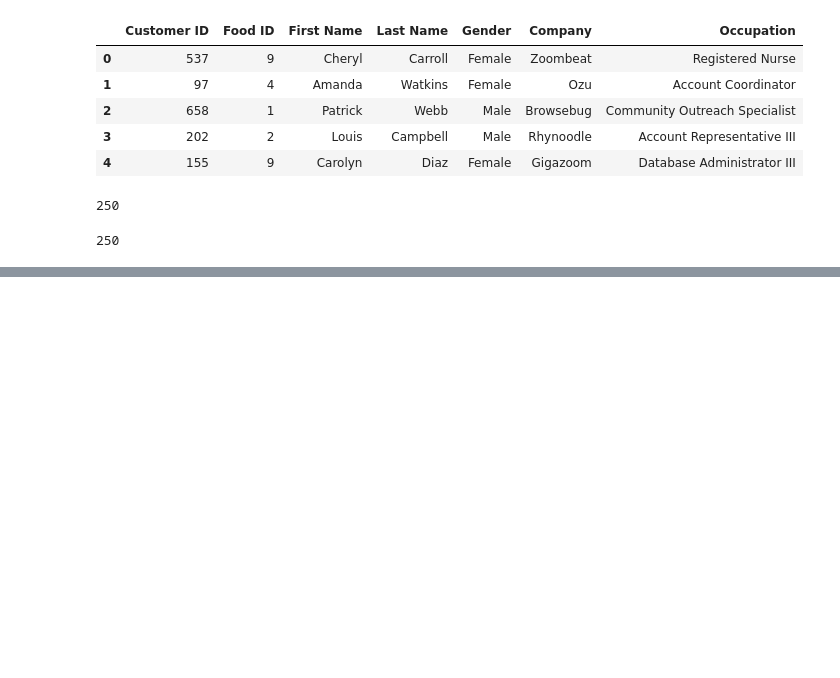
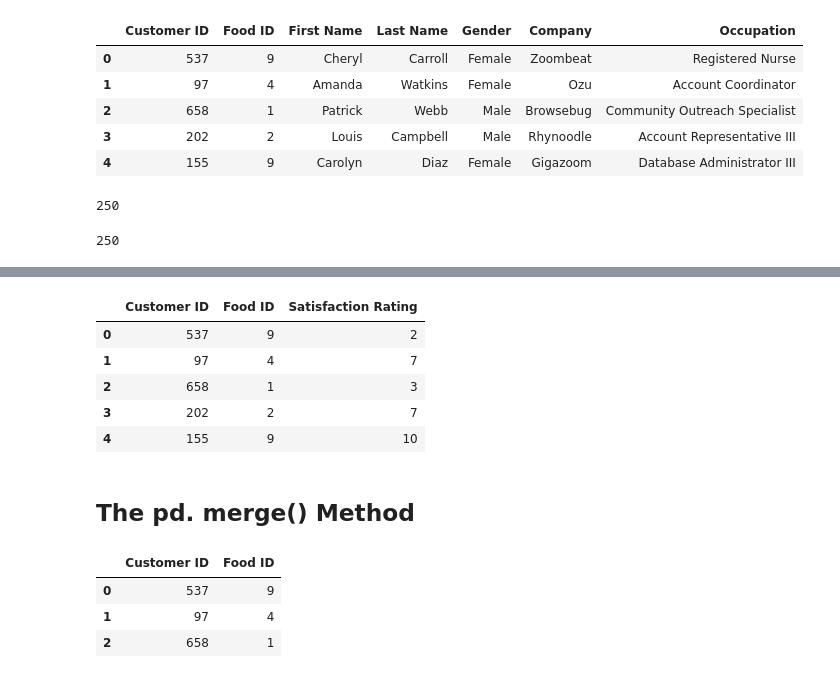
Before and after one commit to YoheiKo/DA_with_pandas_udemy, a Jupyter notebook: merging_joining.ipynb, the cells around one changed output, grey strips where cells are left out. Saved outputs shown, nothing was run; the diff lists cells and outputs as text; code cells hidden in the pictures; blank space fills up the shorter version.

```diff
--- a/merging_joining.ipynb
+++ b/merging_joining.ipynb
@@ -574,0 +636,12 @@ sales2.head()
+# %%
+week1.join(sat).head()
+# If you have two DataFrame wchich have same index, you can use .join() method
+# %% [output]
+|  | Customer ID | Food ID | Satisfaction Rating |
+| 0 | 537 | 9 | 2 |
+| 1 | 97 | 4 | 7 |
+| 2 | 658 | 1 | 3 |
+| 3 | 202 | 2 | 7 |
+| 4 | 155 | 9 | 10 |
+# %% [markdown]
+## The pd. merge() Method
@@ -574,0 +655,7 @@ sales2.head()
+# %%
+week1.head(3)
+# %% [output]
+|  | Customer ID | Food ID |
+| 0 | 537 | 9 |
+| 1 | 97 | 4 |
+| 2 | 658 | 1 |
```
Also changed, not shown: parts of 12 cells of this notebook.
